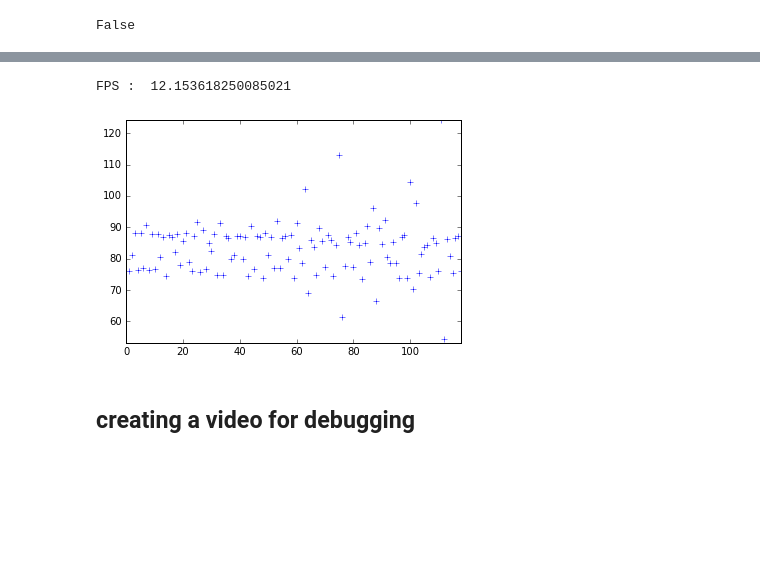
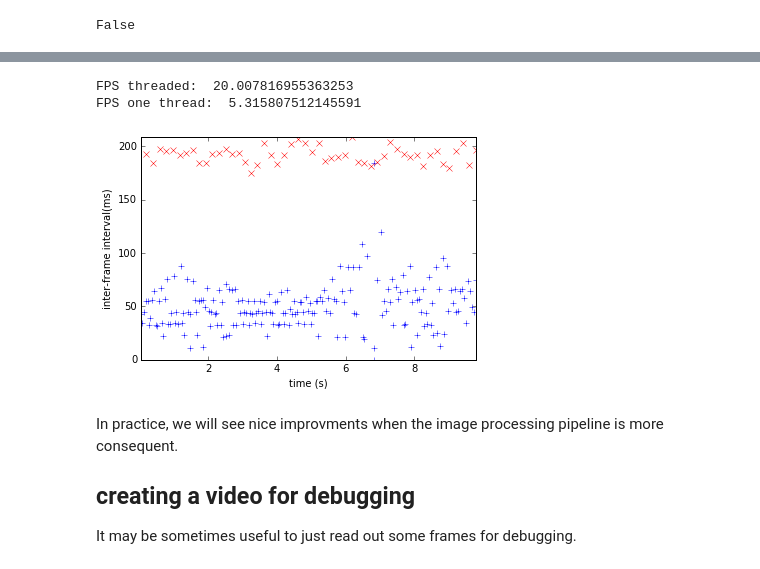
Before and after one commit to laurentperrinet/LeCheapEyeTracker, a Jupyter notebook: dev/LeCheapEyeTracker_grabbing.ipynb, the cells around one changed output, grey strips where cells are left out. Drawn from its saved outputs; the diff is of its cells as text; code cells hidden in the pictures; blank space fills up the shorter version.

```diff
--- a/dev/LeCheapEyeTracker_grabbing.ipynb
+++ b/dev/LeCheapEyeTracker_grabbing.ipynb
@@ -88,6 +90,7 @@ cam.cap.release()
 from multiprocessing.pool import ThreadPool
 from collections import deque
 import cv2
+import time
 
 class StatValue:
     def __init__(self, smooth_coef = 0.5):
@@ -110,14 +113,17 @@ def draw_str(dst, target, s):
 
 
 class ThreadSource:
-    def __init__(self, w=640, h=480):
+    def __init__(self, w=640, h=480, threads=True):
         self.h, self.w = h, w
         import cv2
         self.cap = cv2.VideoCapture(0)
         self.cap.set(cv2.CAP_PROP_FRAME_WIDTH, self.w)
         self.cap.set(cv2.CAP_PROP_FRAME_HEIGHT, self.h)
 
-        self.threadn = cv2.getNumberOfCPUs()
+        if threads:
+            self.threadn = cv2.getNumberOfCPUs()
+        else:
+            self.threadn = 1
         self.pool = ThreadPool(processes = self.threadn)
         self.pending = deque()
 
@@ -130,8 +136,9 @@ class ThreadSource:
 
     def process_frame(self, frame, t0):
         # some intensive computation...
-        #frame = cv2.medianBlur(frame, 19)
-        #frame = cv2.medianBlur(frame, 19)
+        frame = cv2.medianBlur(frame, 19)
+        time.sleep(.1)
+        frame = cv2.medianBlur(frame, 19)
         return frame, t0
 
     def run(self, T=10):
@@ -165,12 +172,19 @@ start = time.time()
 cam = ThreadSource()
 ctime = cam.run()
 cam.close()
+start_nothreads = time.time()
+cam_nothreads = ThreadSource(threads=False)
+ctime = cam_nothreads.run()
+cam_nothreads.close()
 # %%
-plt.plot(np.diff(np.array(cam.ctime))*1000, '+')
+plt.plot(np.array(cam.ctime)[1:]-cam.ctime[0], np.diff(np.array(cam.ctime))*1000, 'b+')
+plt.plot(np.array(cam_nothreads.ctime)[1:]-cam_nothreads.ctime[0], np.diff(np.array(cam_nothreads.ctime))*1000, 'rx')
+plt.xlabel('time (s)')
+plt.ylabel('inter-frame interval(ms)')
 _ = plt.axis('tight')
-print ('FPS : ',  cam.N/(cam.ctime[-1]-cam.ctime[0]))
+print ('FPS threaded: ',  cam.N/(cam.ctime[-1]-cam.ctime[0]))
+print ('FPS one thread: ',  cam_nothreads.N/(cam_nothreads.ctime[-1]-cam_nothreads.ctime[0]))
 # %% [output]
-FPS :  12.153618250085021
+FPS threaded:  20.007816955363253
+FPS one thread:  5.315807512145591
-[figure, old version]
+[figure, new version]
-# %% [markdown]
-##  creating a video for debugging
@@ -189,0 +191,6 @@ video.release()
+# %% [markdown]
+In practice, we will see nice improvments when the image processing pipeline is more consequent.
+
+##  creating a video for debugging
+
+It may be sometimes useful to just read out some frames for debugging.
```
Also changed, not shown: parts of 9 cells of this notebook, 1 other file.
